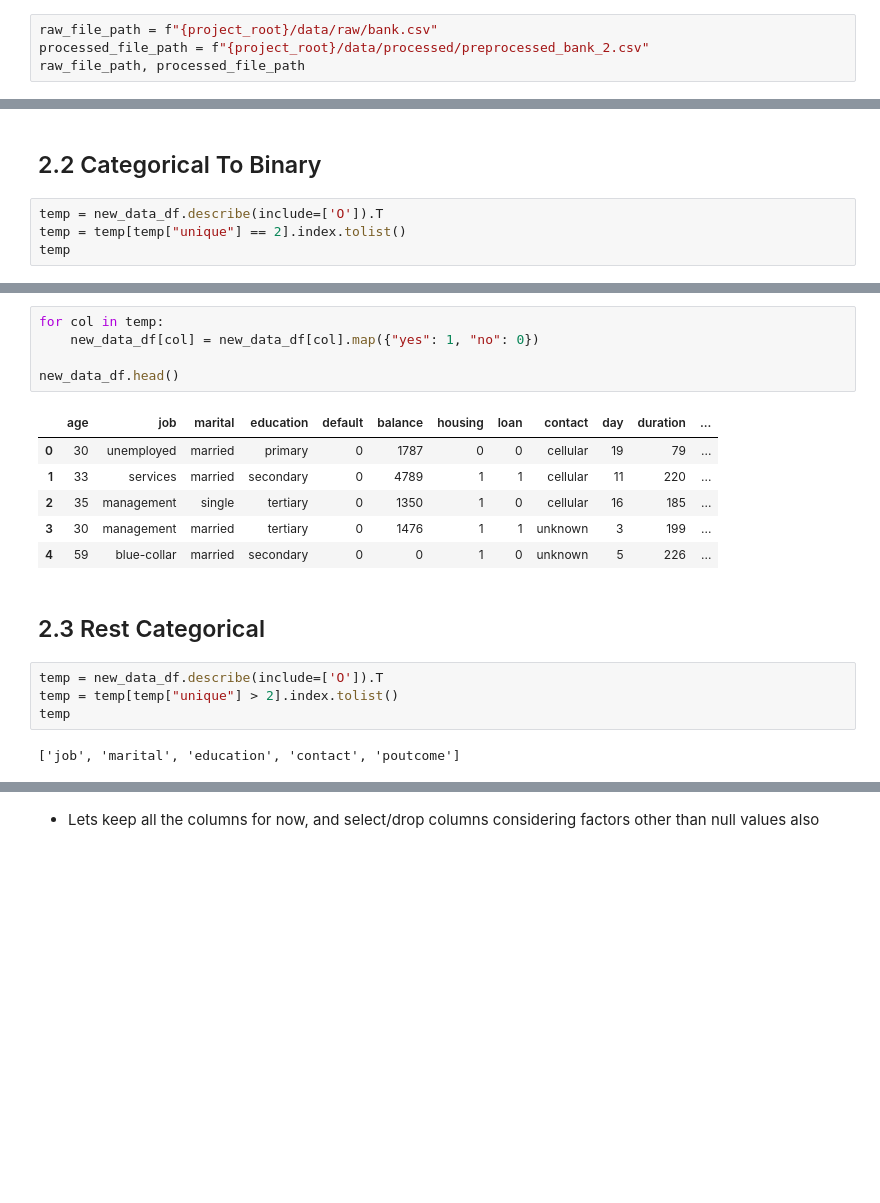
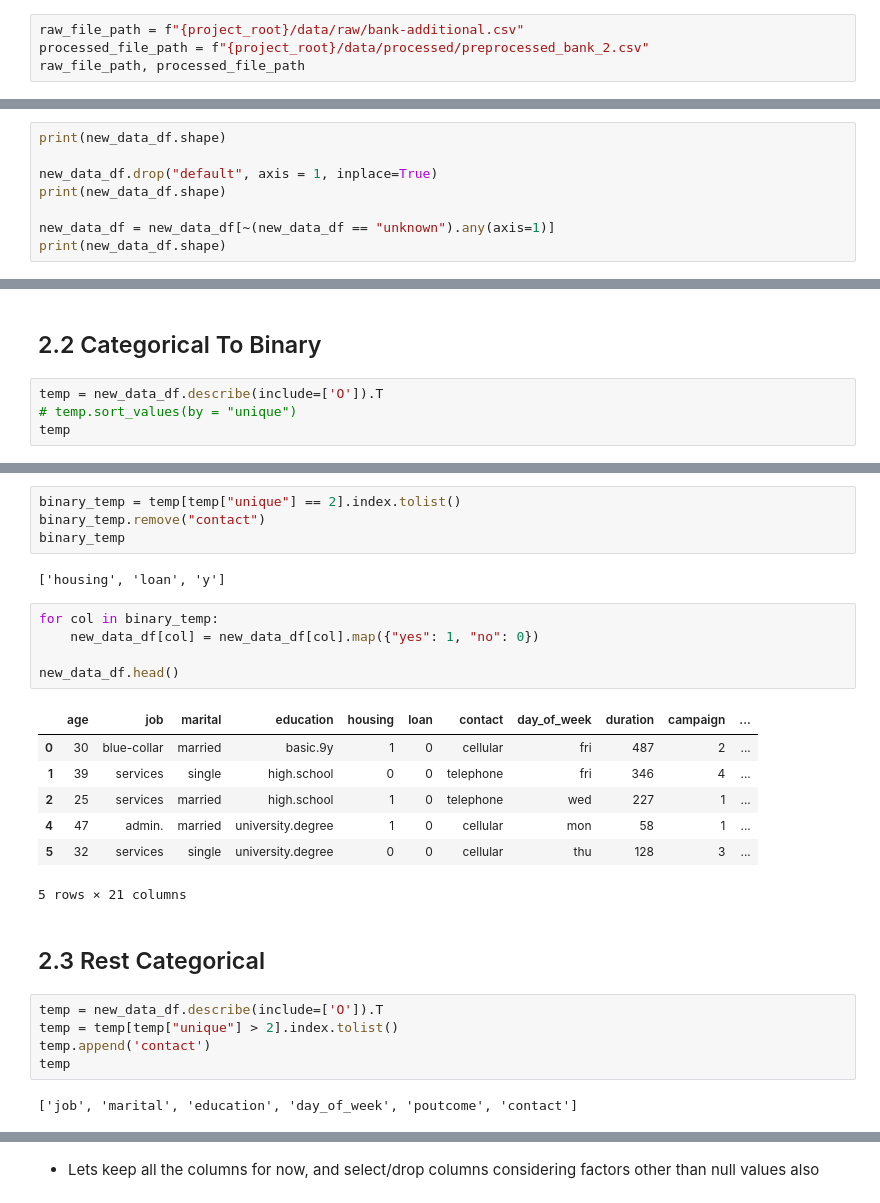
Before and after one commit to ShirsenduRyo/06-Segmentations, a Jupyter notebook: notebooks/02.1 Pre-Process_2.ipynb, the cells around one changed output, grey strips where cells are left out. Saved outputs shown, nothing was run; the diff lists cells and outputs as text; blank space fills up the shorter version.

Commit message:
Additional Data Processed

```diff
--- a/notebooks/02.1 Pre-Process_2.ipynb
+++ b/notebooks/02.1 Pre-Process_2.ipynb
@@ -48,7 +48,7 @@ project_root
 # %% [output]
 WindowsPath('d:/01 Work/06-Segmentations')
 # %%
-raw_file_path = f"{project_root}/data/raw/bank.csv"
+raw_file_path = f"{project_root}/data/raw/bank-additional.csv"
 processed_file_path = f"{project_root}/data/processed/preprocessed_bank_2.csv"
 raw_file_path, processed_file_path
 # %% [output]
@@ -74,0 +91,8 @@ Data Preview:
+# %%
+print(new_data_df.shape)
+
+new_data_df.drop("default", axis = 1, inplace=True)
+print(new_data_df.shape)
+
+new_data_df = new_data_df[~(new_data_df == "unknown").any(axis=1)]
+print(new_data_df.shape)
@@ -85,6 +111,6 @@ new_data_df.drop(columns=["month", "num_month"], inplace=True)
 ## 2.2 Categorical To Binary
 # %%
 temp = new_data_df.describe(include=['O']).T
-temp = temp[temp["unique"] == 2].index.tolist()
+# temp.sort_values(by = "unique")
 temp
 # %% [output]
@@ -92,23 +127,31 @@ temp
+# %%
+binary_temp = temp[temp["unique"] == 2].index.tolist()
+binary_temp.remove("contact")
+binary_temp
+# %% [output]
+['housing', 'loan', 'y']
 # %%
-for col in temp:
+for col in binary_temp:
     new_data_df[col] = new_data_df[col].map({"yes": 1, "no": 0})
 
 new_data_df.head()
 # %% [output]
-|  | age | job | marital | education | default | balance | housing | loan | contact | day | duration | ... |
-| 0 | 30 | unemployed | married | primary | 0 | 1787 | 0 | 0 | cellular | 19 | 79 | ... |
-| 1 | 33 | services | married | secondary | 0 | 4789 | 1 | 1 | cellular | 11 | 220 | ... |
-| 2 | 35 | management | single | tertiary | 0 | 1350 | 1 | 0 | cellular | 16 | 185 | ... |
-| 3 | 30 | management | married | tertiary | 0 | 1476 | 1 | 1 | unknown | 3 | 199 | ... |
-| 4 | 59 | blue-collar | married | secondary | 0 | 0 | 1 | 0 | unknown | 5 | 226 | ... |
+|  | age | job | marital | education | housing | loan | contact | day_of_week | duration | campaign | ... |
+| 0 | 30 | blue-collar | married | basic.9y | 1 | 0 | cellular | fri | 487 | 2 | ... |
+| 1 | 39 | services | single | high.school | 0 | 0 | telephone | fri | 346 | 4 | ... |
+| 2 | 25 | services | married | high.school | 1 | 0 | telephone | wed | 227 | 1 | ... |
+| 4 | 47 | admin. | married | university.degree | 1 | 0 | cellular | mon | 58 | 1 | ... |
+| 5 | 32 | services | single | university.degree | 0 | 0 | cellular | thu | 128 | 3 | ... |
+5 rows × 21 columns
 # %% [markdown]
 ## 2.3 Rest Categorical
 # %%
 temp = new_data_df.describe(include=['O']).T
 temp = temp[temp["unique"] > 2].index.tolist()
+temp.append('contact')
 temp
 # %% [output]
-['job', 'marital', 'education', 'contact', 'poutcome']
+['job', 'marital', 'education', 'day_of_week', 'poutcome', 'contact']
 # %%
 df_encoded = get_dummies_drop_least(new_data_df, temp)
 df_encoded.head()
```
Also changed, not shown: parts of 11 cells of this notebook, 9 other files.
